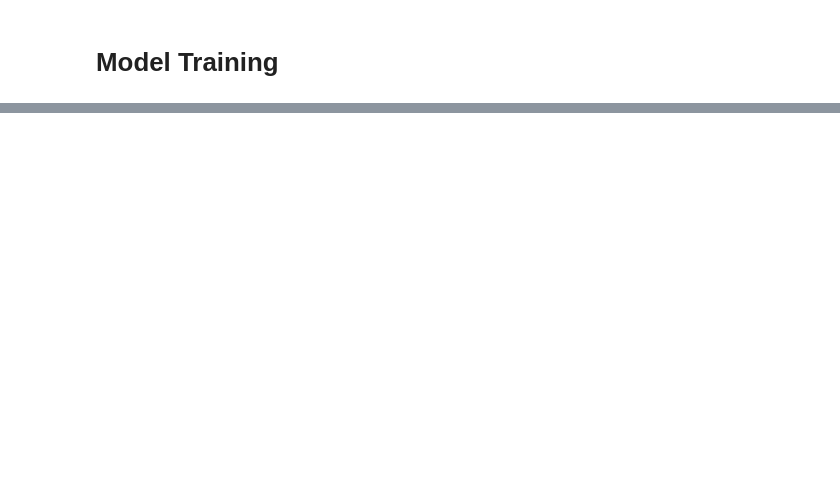
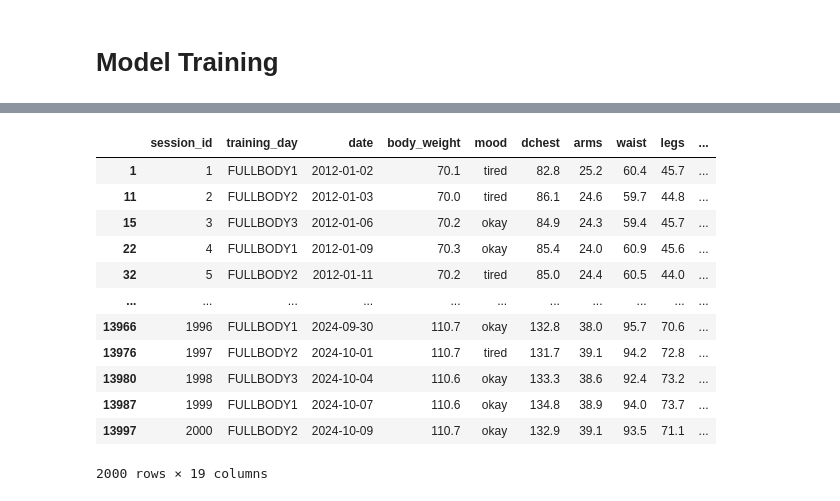
Before and after one commit to viderson/gym_pipeline, a Jupyter notebook: analysis/model_training.ipynb, the cells around one changed output, grey strips where cells are left out. Drawn from its saved outputs; the diff is of its cells as text; code cells hidden in the pictures; blank space fills up the shorter version.

```diff
--- a/analysis/model_training.ipynb
+++ b/analysis/model_training.ipynb
@@ -25,0 +24,3 @@ Error:
+# %%
+df = build_user_dataframe(1) #training data set
+# df.head(5)
@@ -25,0 +34,17 @@ Error:
+# %%
+chest_df = df[df['muscle_group'] == 'chest']
+chest_df
+# %% [output]
+|  | session_id | training_day | date | body_weight | mood | dchest | arms | waist | legs | ... |
+| 1 | 1 | FULLBODY1 | 2012-01-02 | 70.1 | tired | 82.8 | 25.2 | 60.4 | 45.7 | ... |
+| 11 | 2 | FULLBODY2 | 2012-01-03 | 70.0 | tired | 86.1 | 24.6 | 59.7 | 44.8 | ... |
+| 15 | 3 | FULLBODY3 | 2012-01-06 | 70.2 | okay | 84.9 | 24.3 | 59.4 | 45.7 | ... |
+| 22 | 4 | FULLBODY1 | 2012-01-09 | 70.3 | okay | 85.4 | 24.0 | 60.9 | 45.6 | ... |
+| 32 | 5 | FULLBODY2 | 2012-01-11 | 70.2 | tired | 85.0 | 24.4 | 60.5 | 44.0 | ... |
+| ... | ... | ... | ... | ... | ... | ... | ... | ... | ... | ... |
+| 13966 | 1996 | FULLBODY1 | 2024-09-30 | 110.7 | okay | 132.8 | 38.0 | 95.7 | 70.6 | ... |
+| 13976 | 1997 | FULLBODY2 | 2024-10-01 | 110.7 | tired | 131.7 | 39.1 | 94.2 | 72.8 | ... |
+| 13980 | 1998 | FULLBODY3 | 2024-10-04 | 110.6 | okay | 133.3 | 38.6 | 92.4 | 73.2 | ... |
+| 13987 | 1999 | FULLBODY1 | 2024-10-07 | 110.6 | okay | 134.8 | 38.9 | 94.0 | 73.7 | ... |
+| 13997 | 2000 | FULLBODY2 | 2024-10-09 | 110.7 | okay | 132.9 | 39.1 | 93.5 | 71.1 | ... |
+2000 rows × 19 columns
```
Also changed, not shown: parts of 6 cells of this notebook, 9 other files.
